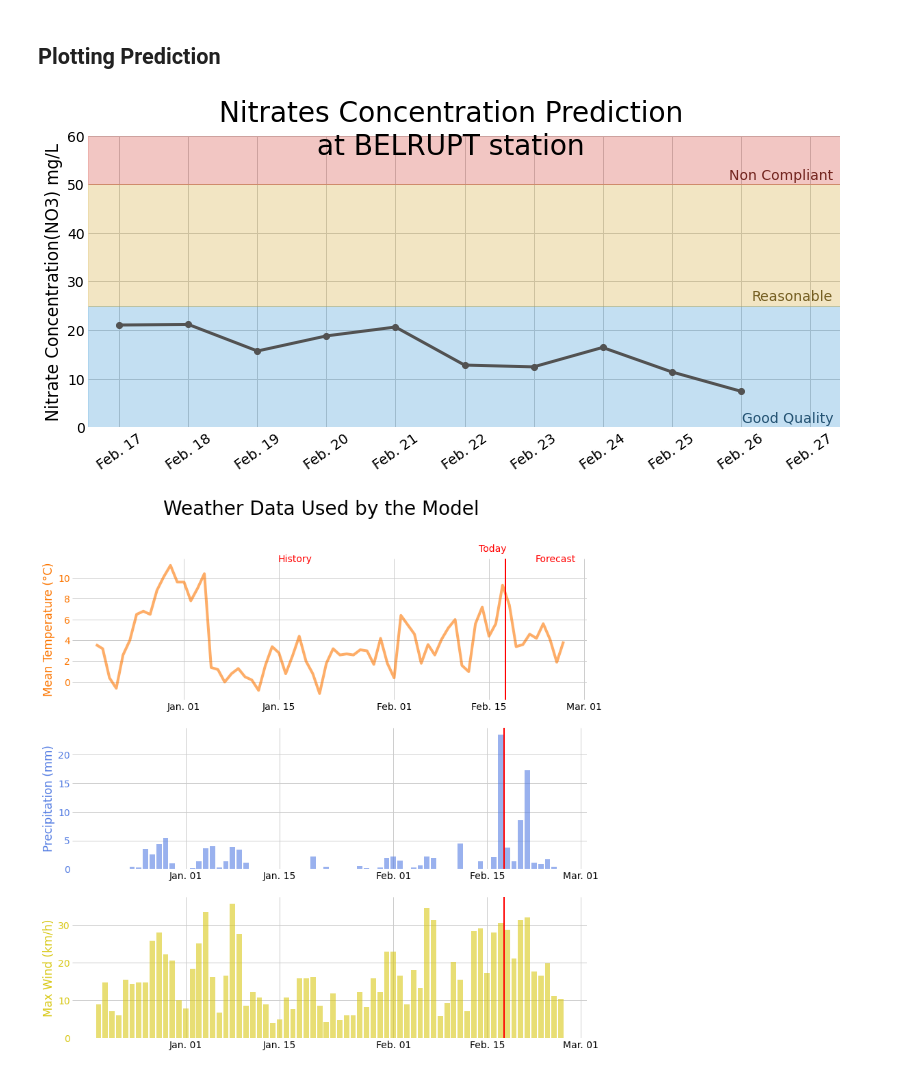
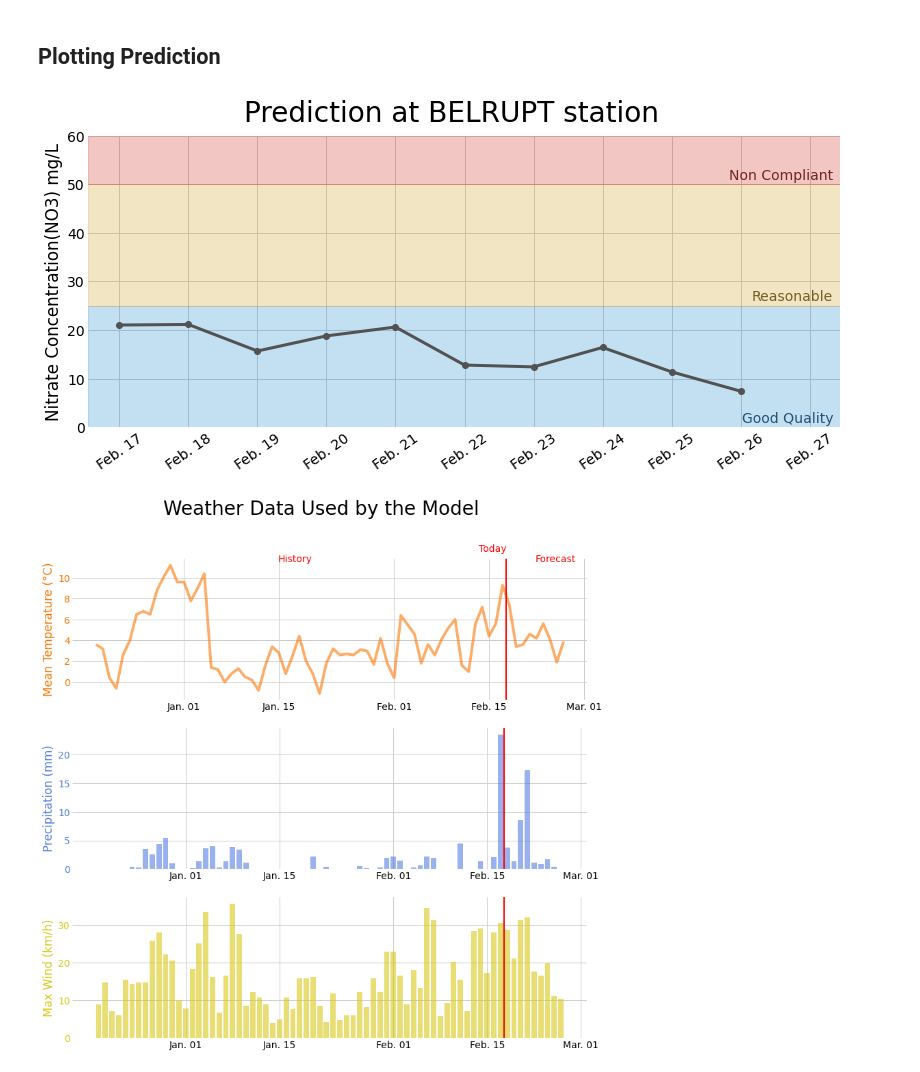
Before and after one commit to sebvey/water_prediction, a Jupyter notebook: notebooks/prediction_from_model.ipynb, the cells around one changed output. Drawn from its saved outputs; the diff is of its cells as text; code cells hidden in the pictures.

Commit message:
Prediction Graph : title changed

```diff
--- a/notebooks/prediction_from_model.ipynb
+++ b/notebooks/prediction_from_model.ipynb
@@ -245,7 +245,7 @@ data['prediction'] = model.predict(X)
 with plt.style.context('fivethirtyeight'):
 
     fig = plt.figure(figsize=(12,5))
-    fig.suptitle('Nitrates Concentration Prediction\nat BELRUPT station', fontsize=28)
+    fig.suptitle('Prediction at BELRUPT station', fontsize=28)
     fig.patch.set_facecolor('#FFFFFF')
     ax = plt.gca()
 
@@ -264,34 +264,34 @@ with plt.style.context('fivethirtyeight'):
     y0,y1 = plt.ylim()
     rect = patches.Rectangle((x0,0), x1-x0,25, linewidth=1, edgecolor='#3B97D4', facecolor='#3B97D4',alpha=0.3)
     ax.add_patch(rect)
 
     ax.text(x=right - 0.1,y=1,s='Good Quality',ha='right',color='#245373')
 
     # 25 -> 50
     rect = patches.Rectangle((x0,25), x1-x0,25, linewidth=1, edgecolor='#D4AB3A', facecolor='#D4AB3A',alpha=0.3)
     ax.add_patch(rect)
 
     ax.text(x=right - 0.1,y=26,s='Reasonable',ha='right',color='#755f23')
 
     # 50 -> 200
     rect = patches.Rectangle((x0,50), x1-x0,150, linewidth=1, edgecolor='#D4453A', facecolor='#D4453A',alpha=0.3)
     ax.add_patch(rect)
 
     ax.text(x=right - 0.1,y=51,s='Non Compliant',ha='right',color='#73251f')
 
     # Date format
     fmt = mdates.DateFormatter('%b. %d')
     ax.xaxis.set_major_formatter(fmt)
 
     # Background and borders
     fig.patch.set_facecolor('#FFFFFF')
     ax.patch.set_facecolor('#FFFFFF')
     for location in ['left','right','bottom','top']:
         ax.spines[location].set_visible(False)
 
     plt.show()
 # %% [output]
-[figure, old version]
+[figure, new version]
 # %%
 with plt.style.context('fivethirtyeight'):
 
@@ -349,4 +349,4 @@ with plt.style.context('fivethirtyeight'):
 
     plt.show()
 # %% [output]
-[figure, old version]
+[figure, new version]
```
Also changed, not shown: parts of 3 cells of this notebook.
